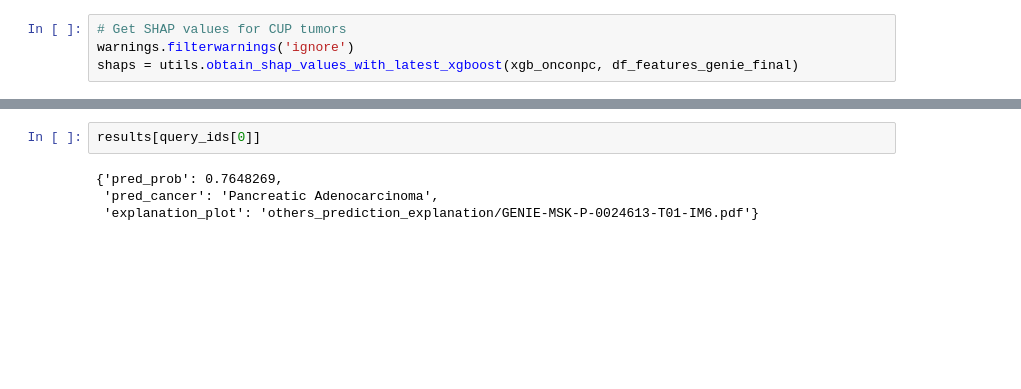
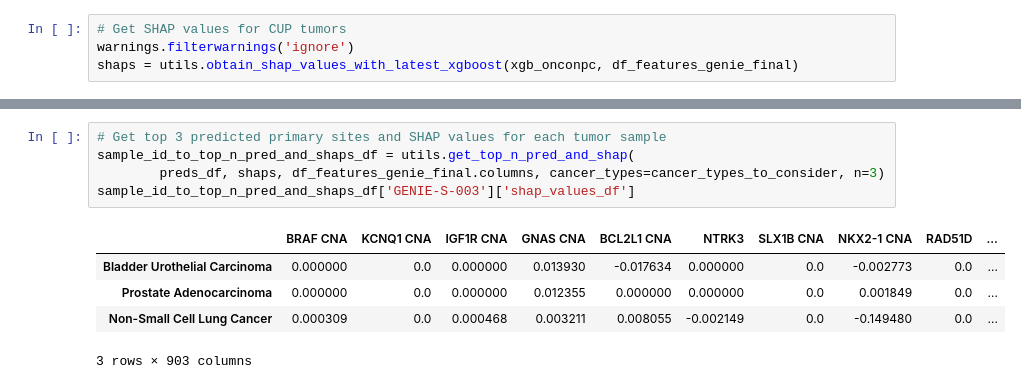
Before and after one commit to itmoon7/onconpc, a Jupyter notebook: onconpc_prediction_and_explanation_for_cup_tumors_from_cbio_raw.ipynb, the cells around one changed output, grey strips where cells are left out. Saved outputs shown, nothing was run; the diff lists cells and outputs as text; blank space fills up the shorter version.

```diff
--- a/onconpc_prediction_and_explanation_for_cup_tumors_from_cbio_raw.ipynb
+++ b/onconpc_prediction_and_explanation_for_cup_tumors_from_cbio_raw.ipynb
@@ -59,6 +56,11 @@ Explanation plot saved at others_prediction_explanation/GENIE-S-003.pdf
 # %%
-results[query_ids[0]]
+# Get top 3 predicted primary sites and SHAP values for each tumor sample
+sample_id_to_top_n_pred_and_shaps_df = utils.get_top_n_pred_and_shap(
+		preds_df, shaps, df_features_genie_final.columns, cancer_types=cancer_types_to_consider, n=3)
+sample_id_to_top_n_pred_and_shaps_df['GENIE-S-003']['shap_values_df']
 # %% [output]
+|  | BRAF CNA | KCNQ1 CNA | IGF1R CNA | GNAS CNA | BCL2L1 CNA | NTRK3 | SLX1B CNA | NKX2-1 CNA | RAD51D | ... |
+| Bladder Urothelial Carcinoma | 0.000000 | 0.0 | 0.000000 | 0.013930 | -0.017634 | 0.000000 | 0.0 | -0.002773 | 0.0 | ... |
+| Prostate Adenocarcinoma | 0.000000 | 0.0 | 0.000000 | 0.012355 | 0.000000 | 0.000000 | 0.0 | 0.001849 | 0.0 | ... |
+| Non-Small Cell Lung Cancer | 0.000309 | 0.0 | 0.000468 | 0.003211 | 0.008055 | -0.002149 | 0.0 | -0.149480 | 0.0 | ... |
-{'pred_prob': 0.7648269,
- 'pred_cancer': 'Pancreatic Adenocarcinoma',
- 'explanation_plot': 'others_prediction_explanation/GENIE-MSK-P-0024613-T01-IM6.pdf'}
+3 rows × 903 columns
```
Also changed, not shown: parts of 2 cells of this notebook, 1 other file.
